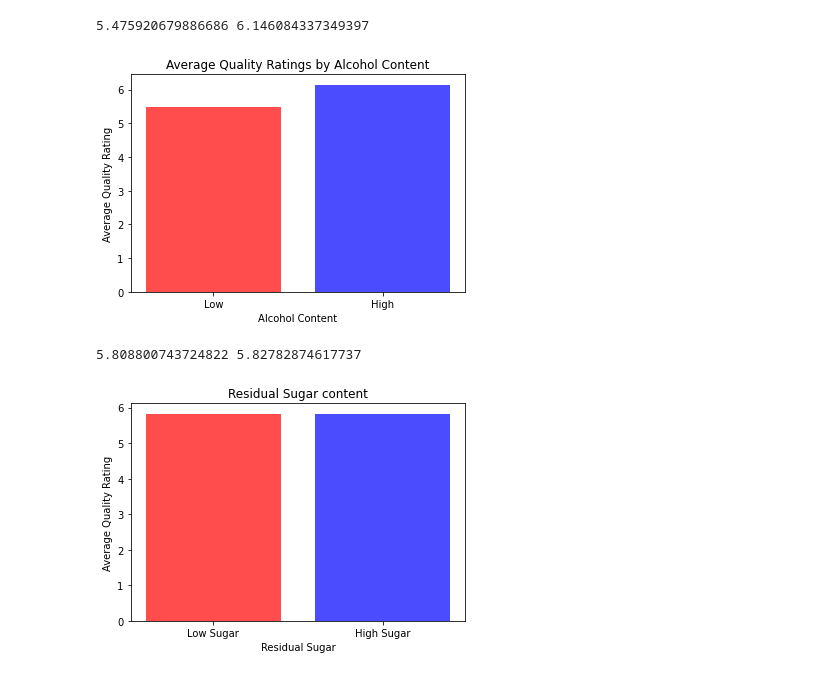
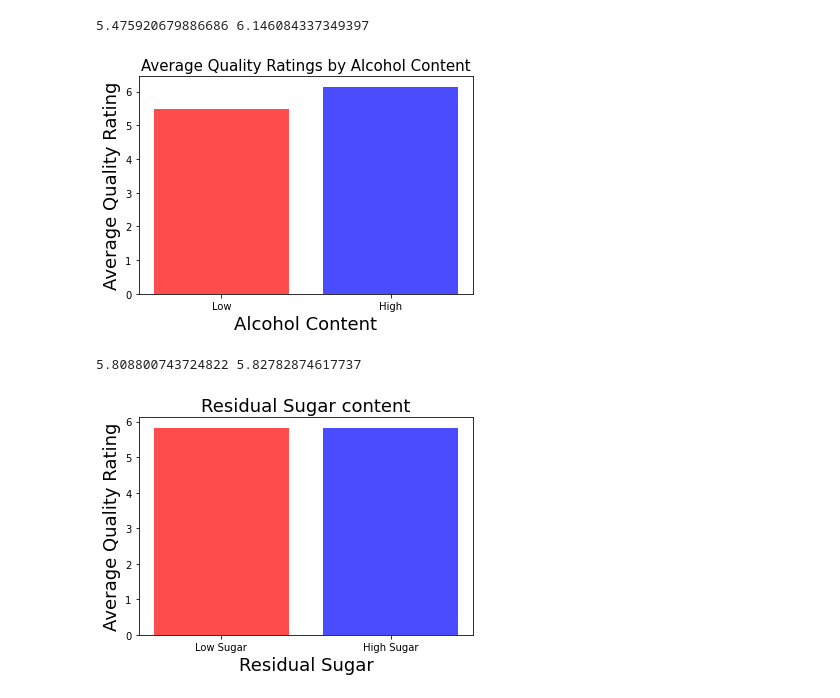
Before and after one commit to MRX44/Wine-Data-analysis, a Jupyter notebook: Untitled.ipynb, the cells around one changed output. Saved outputs shown, nothing was run; the diff lists cells and outputs as text; code cells hidden in the pictures.

Commit message:
answer questions about data and visualizing

```diff
--- a/Untitled.ipynb
+++ b/Untitled.ipynb
@@ -256,11 +256,11 @@ colors = ['red', 'blue']
 heights = [mean_quality_low, mean_quality_high]
 labels = ['Low', 'High']
 plt.bar(locations, heights, tick_label=labels,color=colors,alpha=.7)
-plt.title('Average Quality Ratings by Alcohol Content')
-plt.xlabel('Alcohol Content')
-plt.ylabel('Average Quality Rating');
+plt.title('Average Quality Ratings by Alcohol Content',fontsize=15)
+plt.xlabel('Alcohol Content',fontsize=18)
+plt.ylabel('Average Quality Rating',fontsize=18);
 # %% [output]
-[figure, old version]
+[figure, new version]
 # %%
 #Q4 : Do sweeter wines (more residual sugar) receive better ratings?
 # get the median amount of residual sugar
@@ -278,14 +278,14 @@ print(low_sugar["quality"].mean(),high_sugar["quality"].mean())
 # %%
 # Create a bar chart with proper labels
 low_sugar_quality = low_sugar["quality"].mean()
 high_sugar_quality = high_sugar["quality"].mean()
 loc = [1,2]
 colors = ['red', 'blue']
 high = [low_sugar_quality,high_sugar_quality]
 labels2 = ['Low Sugar', 'High Sugar']
 plt.bar(loc,high,tick_label=labels2, color=colors,alpha=.7);
-plt.title("Residual Sugar content")
-plt.xlabel("Residual Sugar")
-plt.ylabel('Average Quality Rating');
+plt.title("Residual Sugar content",fontsize=18)
+plt.xlabel("Residual Sugar",fontsize=18)
+plt.ylabel('Average Quality Rating',fontsize=18);
 # %% [output]
-[figure, old version]
+[figure, new version]
```
